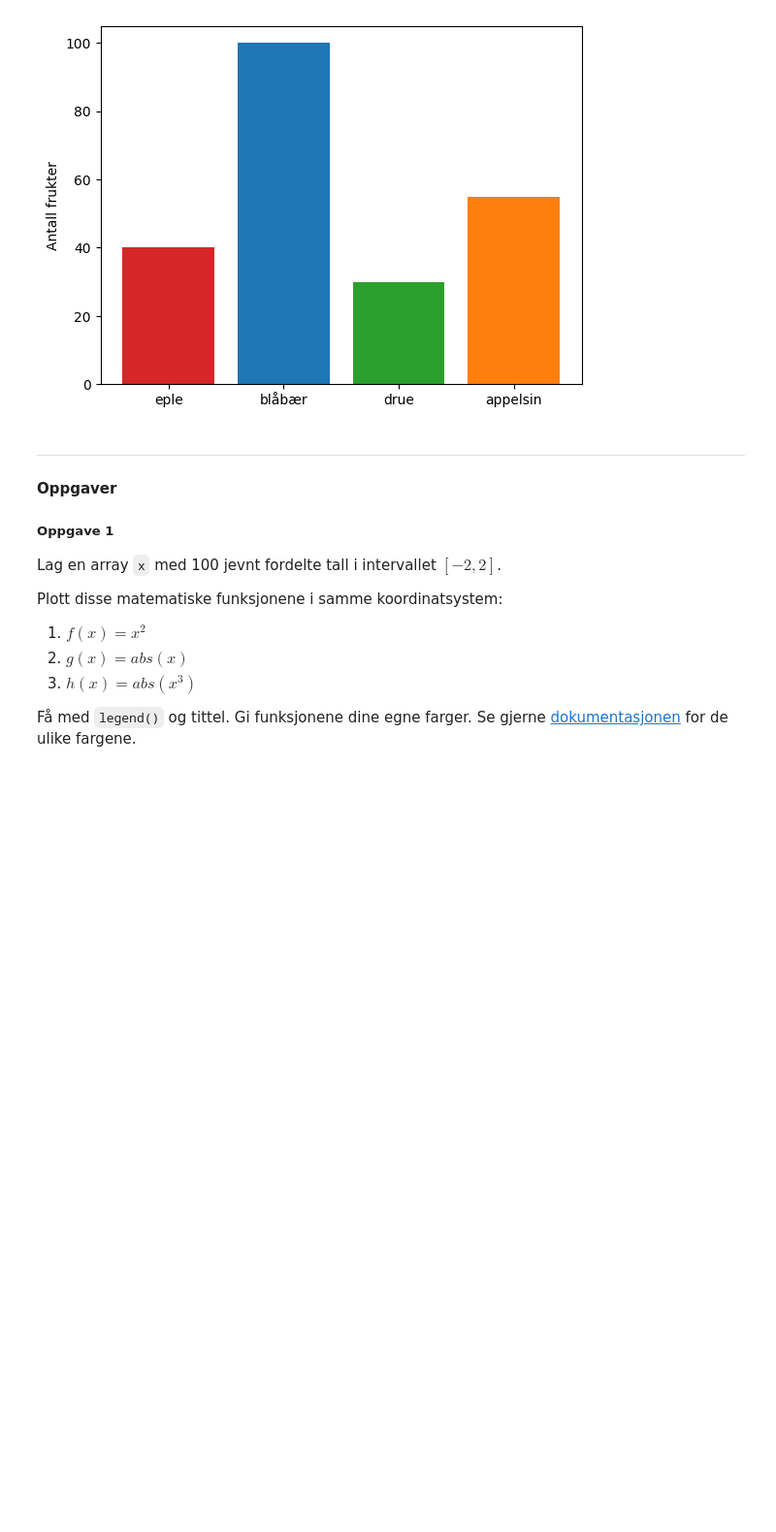
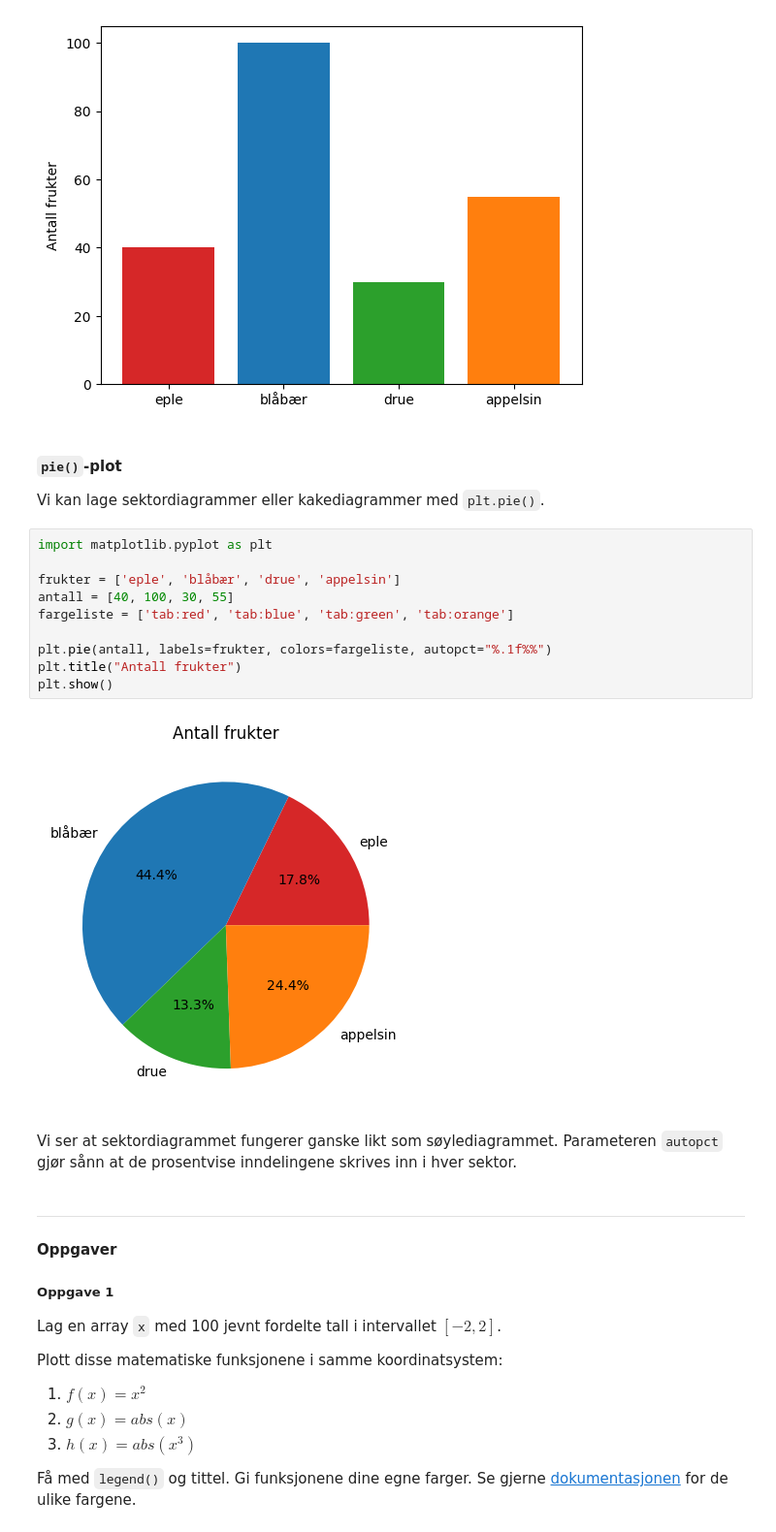
Before and after one commit to tobiasmelbo/onlinebok, a Jupyter notebook: _sources/Avansert/Plotting.ipynb, the cells around one changed output. Shown at 97% size. Drawn from its saved outputs; the diff is of its cells as text; blank space fills up the shorter version.

```diff
--- a/_sources/Avansert/Plotting.ipynb
+++ b/_sources/Avansert/Plotting.ipynb
@@ -105,6 +105,24 @@ plt.ylabel("Antall frukter")
 plt.show()
 # %% [output]
 [figure]
+# %% [markdown]
+#### `pie()`-plot
+
+Vi kan lage sektordiagrammer eller kakediagrammer med `plt.pie()`.
+# %%
+import matplotlib.pyplot as plt
+
+frukter = ['eple', 'blåbær', 'drue', 'appelsin']
+antall = [40, 100, 30, 55]
+fargeliste = ['tab:red', 'tab:blue', 'tab:green', 'tab:orange']
+
+plt.pie(antall, labels=frukter, colors=fargeliste, autopct="%.1f%%")
+plt.title("Antall frukter")
+plt.show()
+# %% [output]
+[figure, added]
+# %% [markdown]
+Vi ser at sektordiagrammet fungerer ganske likt som søylediagrammet. Parameteren `autopct` gjør sånn at de prosentvise inndelingene skrives inn i hver sektor.
 # %% [markdown]
 ---
 
```
Also changed, not shown: 16 other files.
